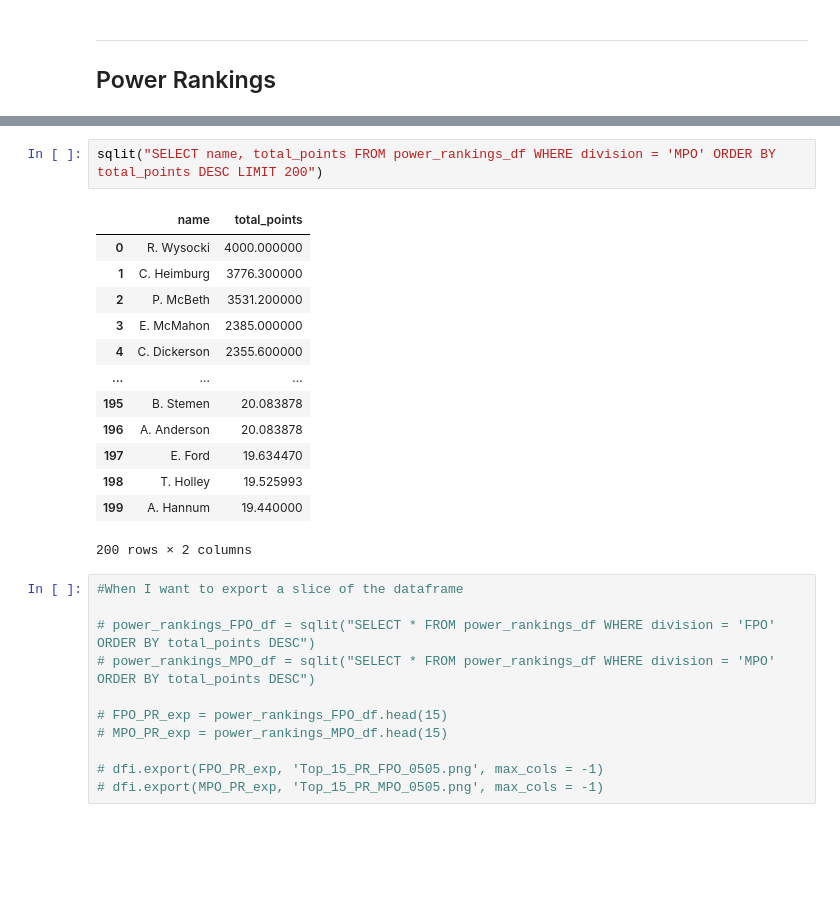
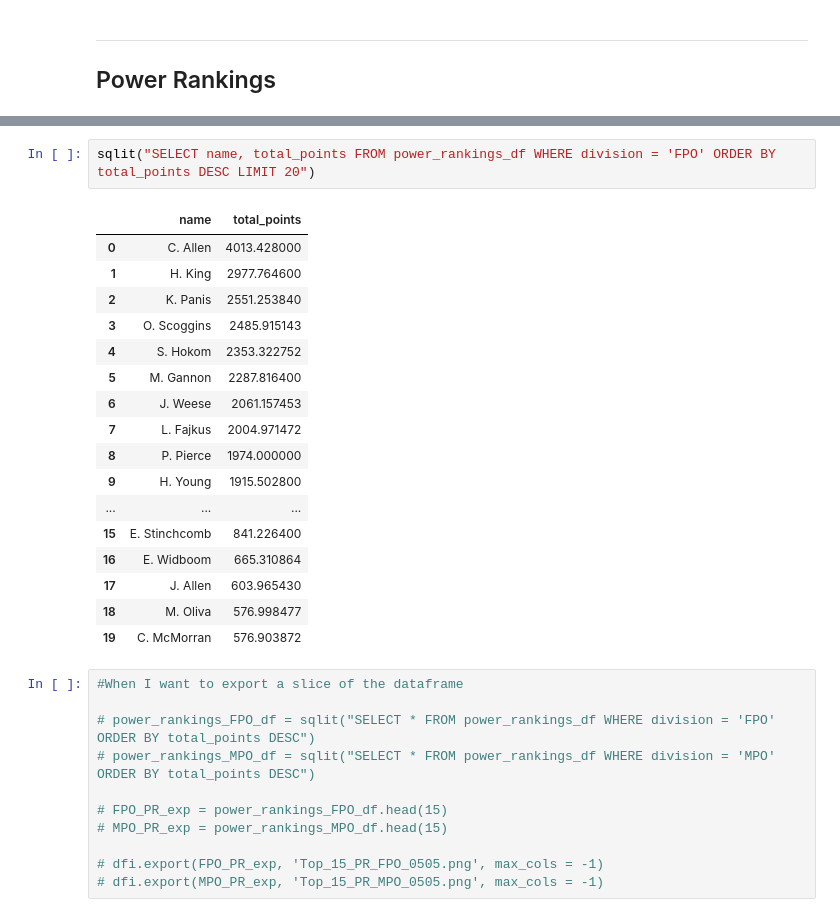
Before and after one commit to jaredcahners/Disc-Golf-Stats, a Jupyter notebook: PDGA Dataset.ipynb, the cells around one changed output, grey strips where cells are left out. Cells and saved outputs as stored; diff of their text form; blank space fills up the shorter version.

```diff
--- a/PDGA Dataset.ipynb
+++ b/PDGA Dataset.ipynb
@@ -7955,21 +11137,25 @@ for ind in power_rankings_df.index:
     power_ranking_list.append(pp)
 power_rankings_df['total_points'] = power_ranking_list
 # %%
-sqlit("SELECT name, total_points FROM power_rankings_df WHERE division = 'MPO' ORDER BY total_points DESC LIMIT 200")
+sqlit("SELECT name, total_points FROM power_rankings_df WHERE division = 'FPO' ORDER BY total_points DESC LIMIT 20")
 # %% [output]
 |  | name | total_points |
-| 0 | R. Wysocki | 4000.000000 |
-| 1 | C. Heimburg | 3776.300000 |
-| 2 | P. McBeth | 3531.200000 |
-| 3 | E. McMahon | 2385.000000 |
-| 4 | C. Dickerson | 2355.600000 |
+| 0 | C. Allen | 4013.428000 |
+| 1 | H. King | 2977.764600 |
+| 2 | K. Panis | 2551.253840 |
+| 3 | O. Scoggins | 2485.915143 |
+| 4 | S. Hokom | 2353.322752 |
+| 5 | M. Gannon | 2287.816400 |
+| 6 | J. Weese | 2061.157453 |
+| 7 | L. Fajkus | 2004.971472 |
+| 8 | P. Pierce | 1974.000000 |
+| 9 | H. Young | 1915.502800 |
 | ... | ... | ... |
-| 195 | B. Stemen | 20.083878 |
-| 196 | A. Anderson | 20.083878 |
-| 197 | E. Ford | 19.634470 |
-| 198 | T. Holley | 19.525993 |
-| 199 | A. Hannum | 19.440000 |
+| 15 | E. Stinchcomb | 841.226400 |
+| 16 | E. Widboom | 665.310864 |
+| 17 | J. Allen | 603.965430 |
+| 18 | M. Oliva | 576.998477 |
+| 19 | C. McMorran | 576.903872 |
-200 rows × 2 columns
 # %%
 #When I want to export a slice of the dataframe
 
```
Also changed, not shown: parts of 198 cells of this notebook.
